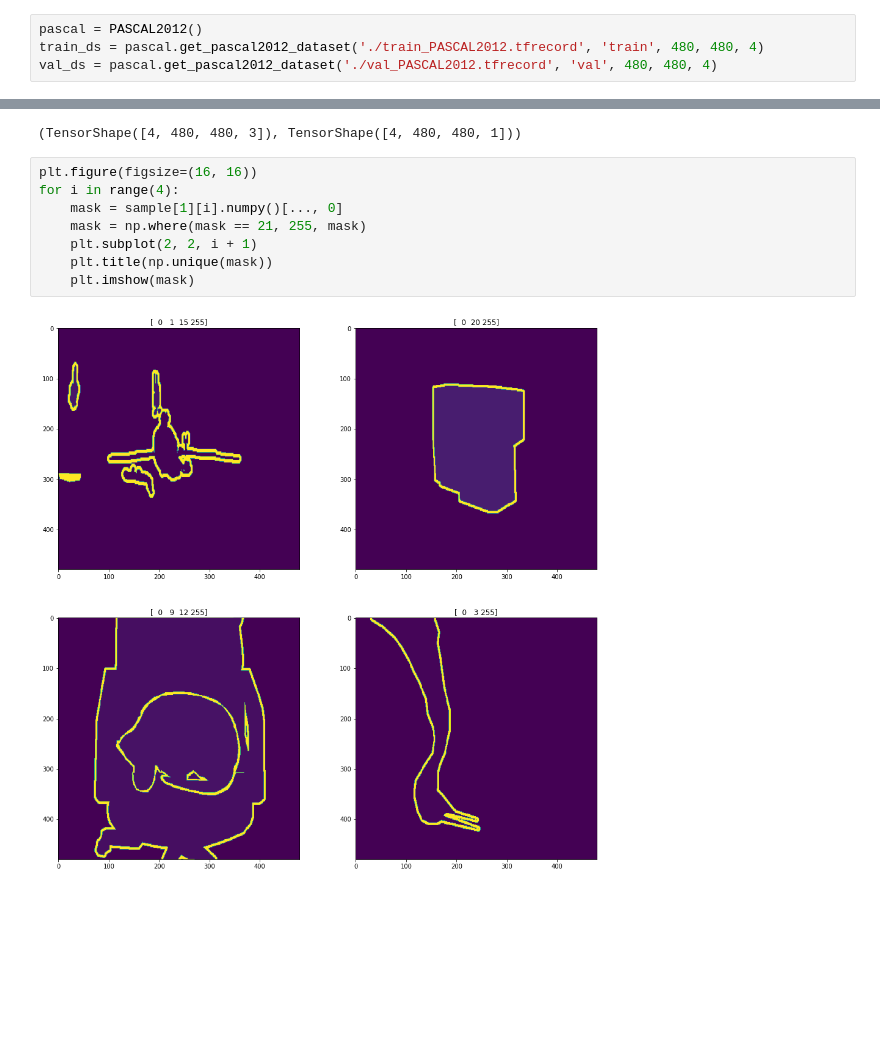
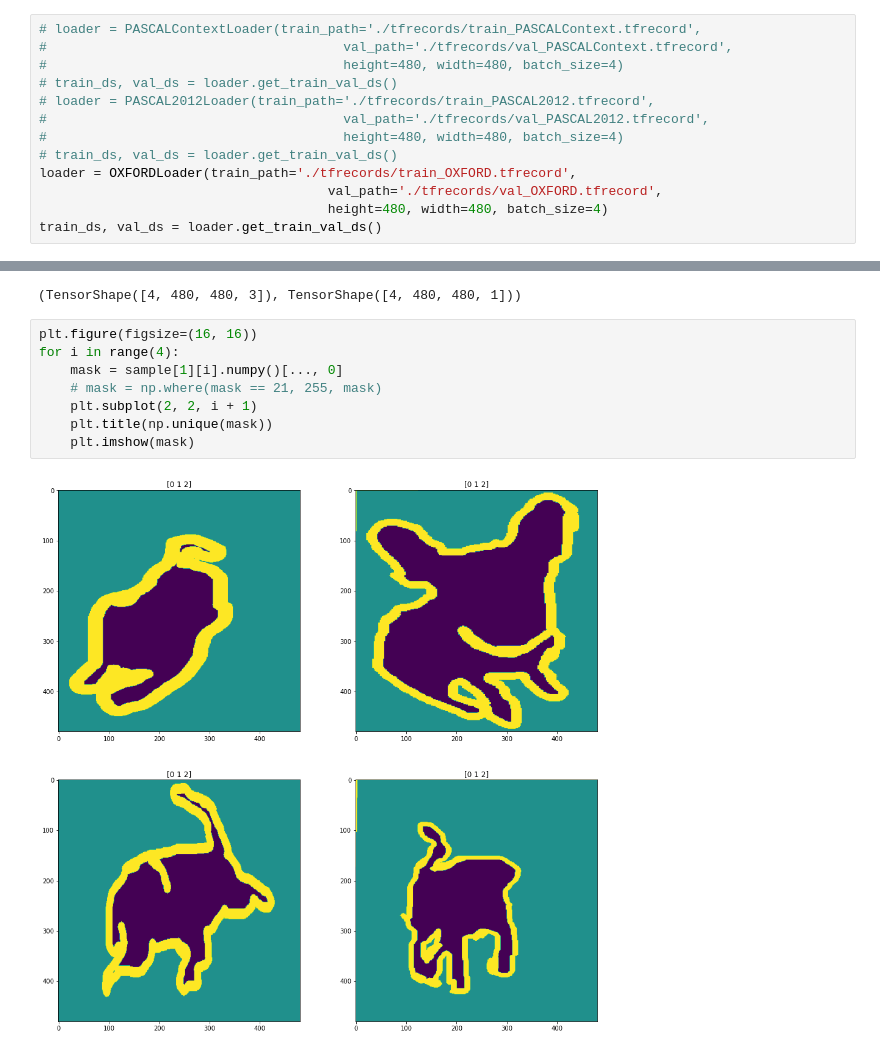
Before and after one commit to kwjinwoo/HRNet, a Jupyter notebook: segmentation/dataset/data_show.ipynb, the cells around one changed output, grey strips where cells are left out. Saved outputs shown, nothing was run; the diff lists cells and outputs as text; blank space fills up the shorter version.

Commit message:
Update Dataset api

```diff
--- a/segmentation/dataset/data_show.ipynb
+++ b/segmentation/dataset/data_show.ipynb
@@ -3,9 +5,18 @@ from PASCAL_2012 import PASCAL2012
 import matplotlib.pyplot as plt
 import numpy as np
 # %%
-pascal = PASCAL2012()
-train_ds = pascal.get_pascal2012_dataset('./train_PASCAL2012.tfrecord', 'train', 480, 480, 4)
-val_ds = pascal.get_pascal2012_dataset('./val_PASCAL2012.tfrecord', 'val', 480, 480, 4)
+# loader = PASCALContextLoader(train_path='./tfrecords/train_PASCALContext.tfrecord',
+#                                      val_path='./tfrecords/val_PASCALContext.tfrecord',
+#                                      height=480, width=480, batch_size=4)
+# train_ds, val_ds = loader.get_train_val_ds()
+# loader = PASCAL2012Loader(train_path='./tfrecords/train_PASCAL2012.tfrecord',
+#                                      val_path='./tfrecords/val_PASCAL2012.tfrecord',
+#                                      height=480, width=480, batch_size=4)
+# train_ds, val_ds = loader.get_train_val_ds()
+loader = OXFORDLoader(train_path='./tfrecords/train_OXFORD.tfrecord',
+                                     val_path='./tfrecords/val_OXFORD.tfrecord',
+                                     height=480, width=480, batch_size=4)
+train_ds, val_ds = loader.get_train_val_ds()
 # %%
 for i in train_ds.take(1):
     sample = i
@@ -16,13 +27,13 @@ sample[0].shape, sample[1].shape
 # %%
 plt.figure(figsize=(16, 16))
 for i in range(4):
     mask = sample[1][i].numpy()[..., 0]
-    mask = np.where(mask == 21, 255, mask)
+    # mask = np.where(mask == 21, 255, mask)
     plt.subplot(2, 2, i + 1)
     plt.title(np.unique(mask))
     plt.imshow(mask)
 # %% [output]
-[figure, old version]
+[figure, new version]
 # %%
 plt.figure(figsize=(16, 16))
 for i in range(4):
```
Also changed, not shown: parts of 5 cells of this notebook, 10 other files.
